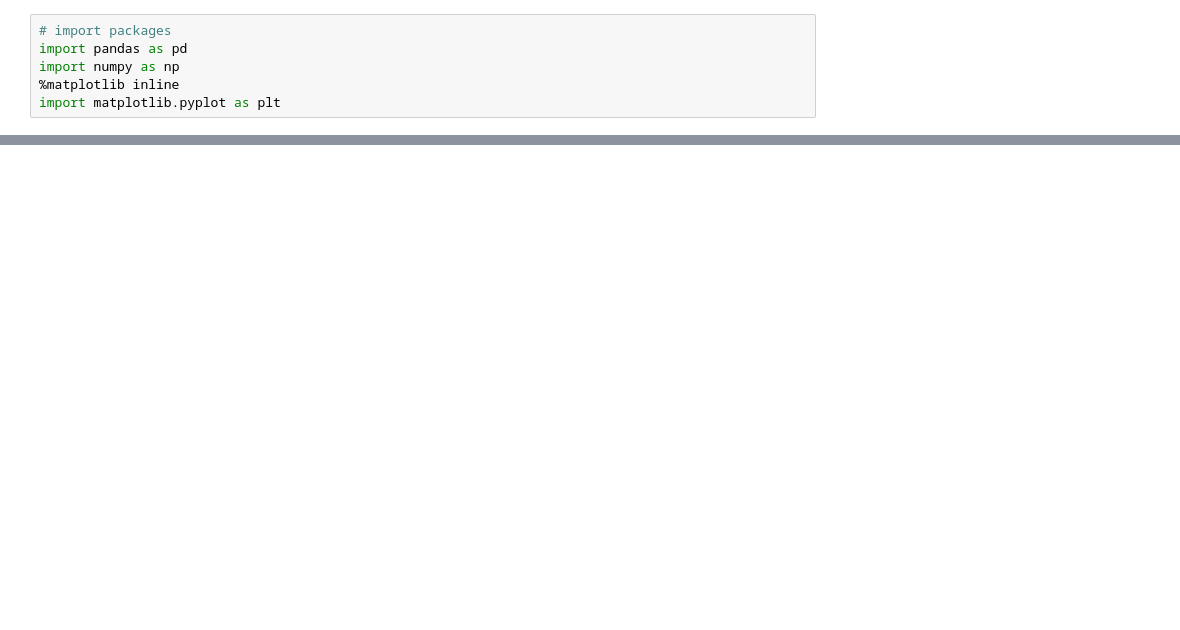
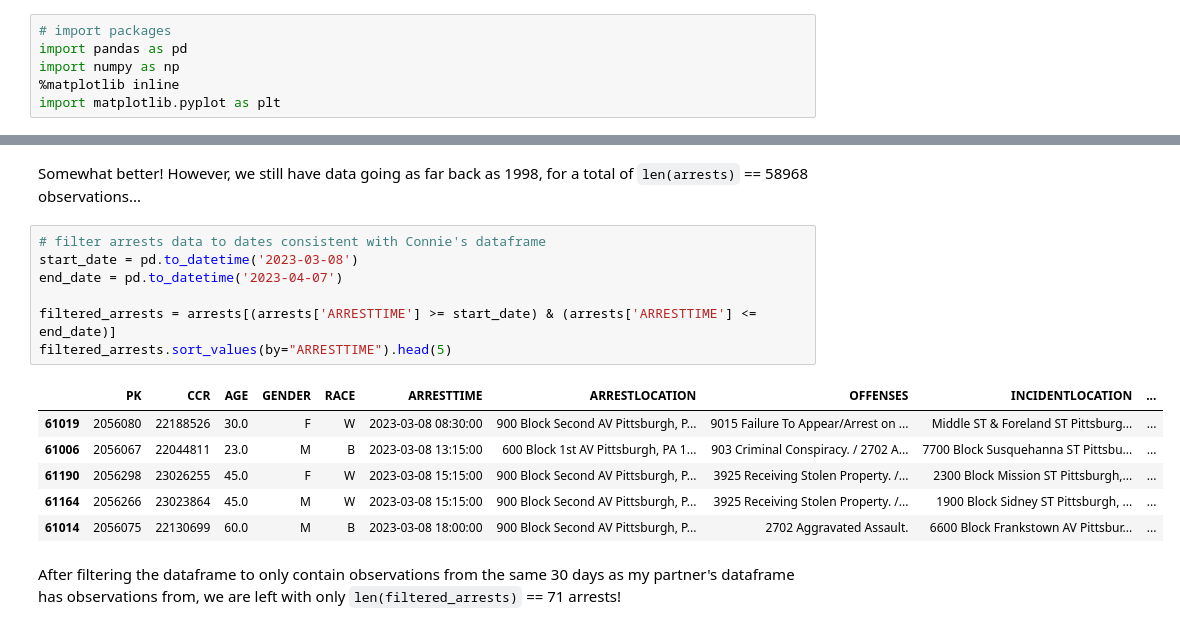
Before and after one commit to vrr11/CMPINF0010-Final-Project, a Jupyter notebook: Vivek.ipynb, the cells around one changed output, grey strips where cells are left out. Drawn from its saved outputs; the diff is of its cells as text; blank space fills up the shorter version.

```diff
--- a/Vivek.ipynb
+++ b/Vivek.ipynb
@@ -22,2 +35,20 @@ arrests.head(5)
+# %% [markdown]
+Somewhat better! However, we still have data going as far back as 1998, for a total of `len(arrests)` == 58968 observations...
+# %%
+# filter arrests data to dates consistent with Connie's dataframe
+start_date = pd.to_datetime('2023-03-08')
+end_date = pd.to_datetime('2023-04-07')
+
+filtered_arrests = arrests[(arrests['ARRESTTIME'] >= start_date) & (arrests['ARRESTTIME'] <= end_date)]
+filtered_arrests.sort_values(by="ARRESTTIME").head(5)
+# %% [output]
+|  | PK | CCR | AGE | GENDER | RACE | ARRESTTIME | ARRESTLOCATION | OFFENSES | INCIDENTLOCATION | ... |
+| 61019 | 2056080 | 22188526 | 30.0 | F | W | 2023-03-08 08:30:00 | 900 Block Second AV Pittsburgh, P... | 9015 Failure To Appear/Arrest on ... | Middle ST & Foreland ST Pittsburg... | ... |
+| 61006 | 2056067 | 22044811 | 23.0 | M | B | 2023-03-08 13:15:00 | 600 Block 1st AV Pittsburgh, PA 1... | 903 Criminal Conspiracy. / 2702 A... | 7700 Block Susquehanna ST Pittsbu... | ... |
+| 61190 | 2056298 | 23026255 | 45.0 | F | W | 2023-03-08 15:15:00 | 900 Block Second AV Pittsburgh, P... | 3925 Receiving Stolen Property. /... | 2300 Block Mission ST Pittsburgh,... | ... |
+| 61164 | 2056266 | 23023864 | 45.0 | M | W | 2023-03-08 15:15:00 | 900 Block Second AV Pittsburgh, P... | 3925 Receiving Stolen Property. /... | 1900 Block Sidney ST Pittsburgh, ... | ... |
+| 61014 | 2056075 | 22130699 | 60.0 | M | B | 2023-03-08 18:00:00 | 900 Block Second AV Pittsburgh, P... | 2702 Aggravated Assault. | 6600 Block Frankstown AV Pittsbur... | ... |
+# %% [markdown]
+After filtering the dataframe to only contain observations from the same 30 days as my partner's dataframe has observations from, we are left with only `len(filtered_arrests)` == 71 arrests!
 # %%
 # get number of offenses per neighborhood
```
Also changed, not shown: parts of 6 cells of this notebook.
